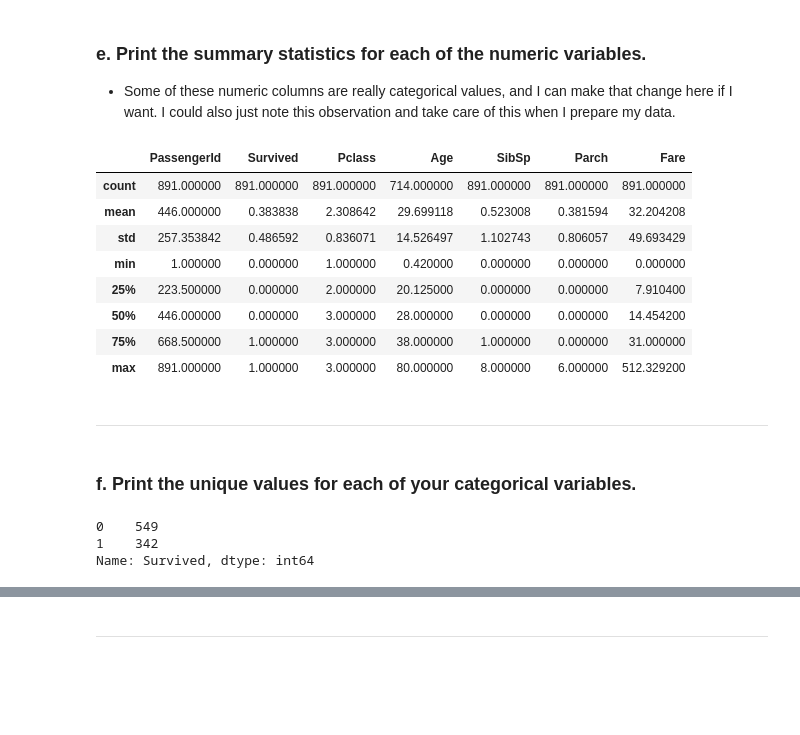
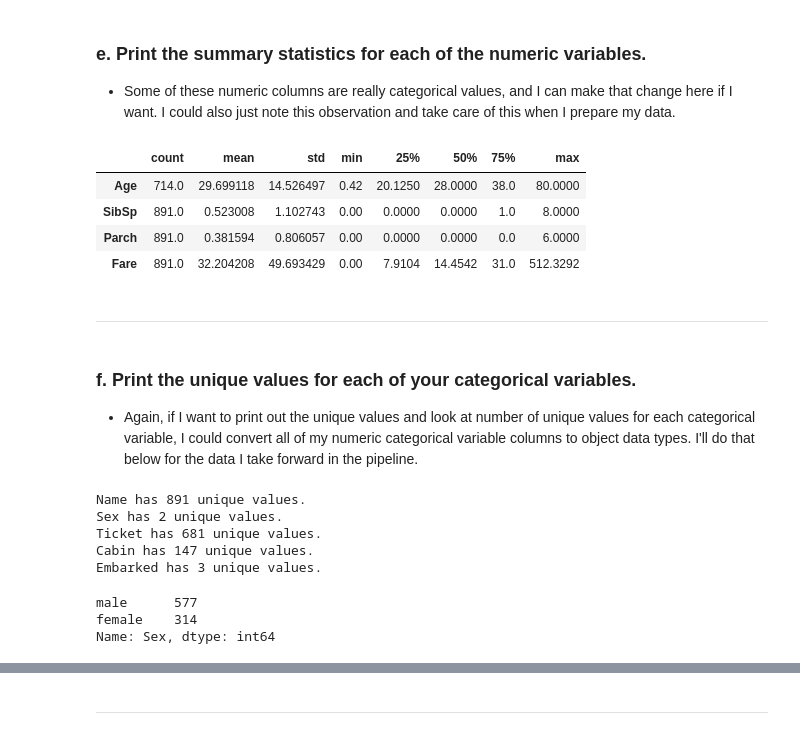
Before and after one commit to faithkane3/classification, a Jupyter notebook: darden_classification_acquire.ipynb, the cells around one changed output, grey strips where cells are left out. Cells and saved outputs as stored; diff of their text form; code cells hidden in the pictures; blank space fills up the shorter version.

Commit message:
Commit titanic data done

```diff
--- a/darden_classification_acquire.ipynb
+++ b/darden_classification_acquire.ipynb
@@ -312,25 +398,35 @@ ___
 ### e. Print the summary statistics for each of the numeric variables.
 
 - Some of these numeric columns are really categorical values, and I can make that change here if I want. I could also just note this observation and take care of this when I prepare my data.
-# %%
-df_google.describe()
-# %% [output]
-|  | PassengerId | Survived | Pclass | Age | SibSp | Parch | Fare |
-| count | 891.000000 | 891.000000 | 891.000000 | 714.000000 | 891.000000 | 891.000000 | 891.000000 |
-| mean | 446.000000 | 0.383838 | 2.308642 | 29.699118 | 0.523008 | 0.381594 | 32.204208 |
-| std | 257.353842 | 0.486592 | 0.836071 | 14.526497 | 1.102743 | 0.806057 | 49.693429 |
-| min | 1.000000 | 0.000000 | 1.000000 | 0.420000 | 0.000000 | 0.000000 | 0.000000 |
-| 25% | 223.500000 | 0.000000 | 2.000000 | 20.125000 | 0.000000 | 0.000000 | 7.910400 |
-| 50% | 446.000000 | 0.000000 | 3.000000 | 28.000000 | 0.000000 | 0.000000 | 14.454200 |
-| 75% | 668.500000 | 1.000000 | 3.000000 | 38.000000 | 1.000000 | 0.000000 | 31.000000 |
-| max | 891.000000 | 1.000000 | 3.000000 | 80.000000 | 8.000000 | 6.000000 | 512.329200 |
+# %%
+df_google[['Age', 'SibSp', 'Parch', 'Fare']].describe().T
+# %% [output]
+|  | count | mean | std | min | 25% | 50% | 75% | max |
+| Age | 714.0 | 29.699118 | 14.526497 | 0.42 | 20.1250 | 28.0000 | 38.0 | 80.0000 |
+| SibSp | 891.0 | 0.523008 | 1.102743 | 0.00 | 0.0000 | 0.0000 | 1.0 | 8.0000 |
+| Parch | 891.0 | 0.381594 | 0.806057 | 0.00 | 0.0000 | 0.0000 | 0.0 | 6.0000 |
+| Fare | 891.0 | 32.204208 | 49.693429 | 0.00 | 7.9104 | 14.4542 | 31.0 | 512.3292 |
 # %% [markdown]
 ___
-# %% [markdown]
-### f. Print the unique values for each of your categorical variables.
+# %% [markdown]
+### f. Print the unique values for each of your categorical variables.
+
+- Again, if I want to print out the unique values and look at number of unique values for each categorical variable, I could convert all of my numeric categorical variable columns to object data types. I'll do that below for the data I take forward in the pipeline.
+# %%
+# Some of these categorical variable columns have a ton of unique values, so I'll check the number first.
+
+for col in df_google:
+    if df_google[col].dtypes == 'object':
+        print(f'{col} has {df_google[col].nunique()} unique values.')
+# %% [output]
+Name has 891 unique values.
+Sex has 2 unique values.
+Ticket has 681 unique values.
+Cabin has 147 unique values.
+Embarked has 3 unique values.
 # %%
-df_google.Survived.value_counts()
+df_google.Sex.value_counts()
 # %% [output]
-0    549
-1    342
-Name: Survived, dtype: int64
+male      577
+female    314
+Name: Sex, dtype: int64
```
Also changed, not shown: parts of 34 cells of this notebook, 1 other file.
